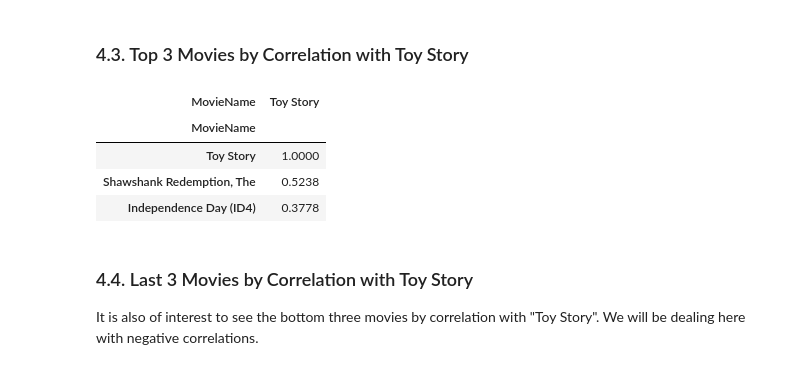
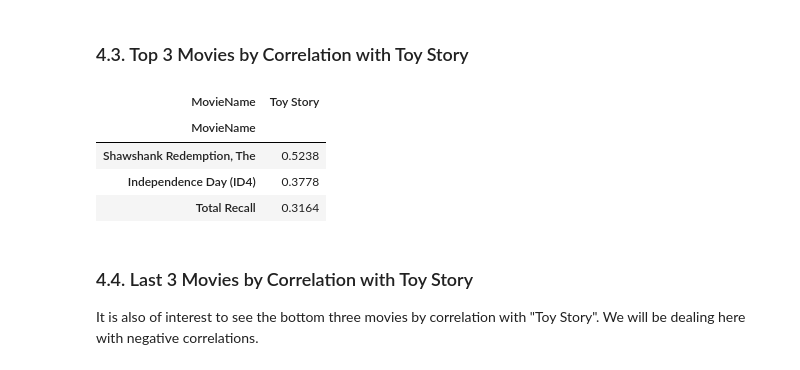
Before and after one commit to alv2017/DataAnalysis---MovieRatings, a Jupyter notebook: notebooks/MovieRatings_AssociationMetrics.ipynb, the cells around one changed output. Drawn from its saved outputs; the diff is of its cells as text; code cells hidden in the pictures.

```diff
--- a/notebooks/MovieRatings_AssociationMetrics.ipynb
+++ b/notebooks/MovieRatings_AssociationMetrics.ipynb
@@ -361,13 +361,13 @@ correlations_with_toy_story
 ### 4.3. Top 3 Movies by Correlation with Toy Story
 # %%
 # Top 3 Movies by Correlation with Toy Story
-correlations_with_toy_story.head(n=3)
+correlations_with_toy_story.iloc[1:, :].head(n=3)
 # %% [output]
 | MovieName | Toy Story |
 | MovieName |  |
-| Toy Story | 1.0000 |
 | Shawshank Redemption, The | 0.5238 |
 | Independence Day (ID4) | 0.3778 |
+| Total Recall | 0.3164 |
 # %% [markdown]
 ### 4.4. Last 3 Movies by Correlation with Toy Story
 
```
Also changed, not shown: parts of 12 cells of this notebook.
